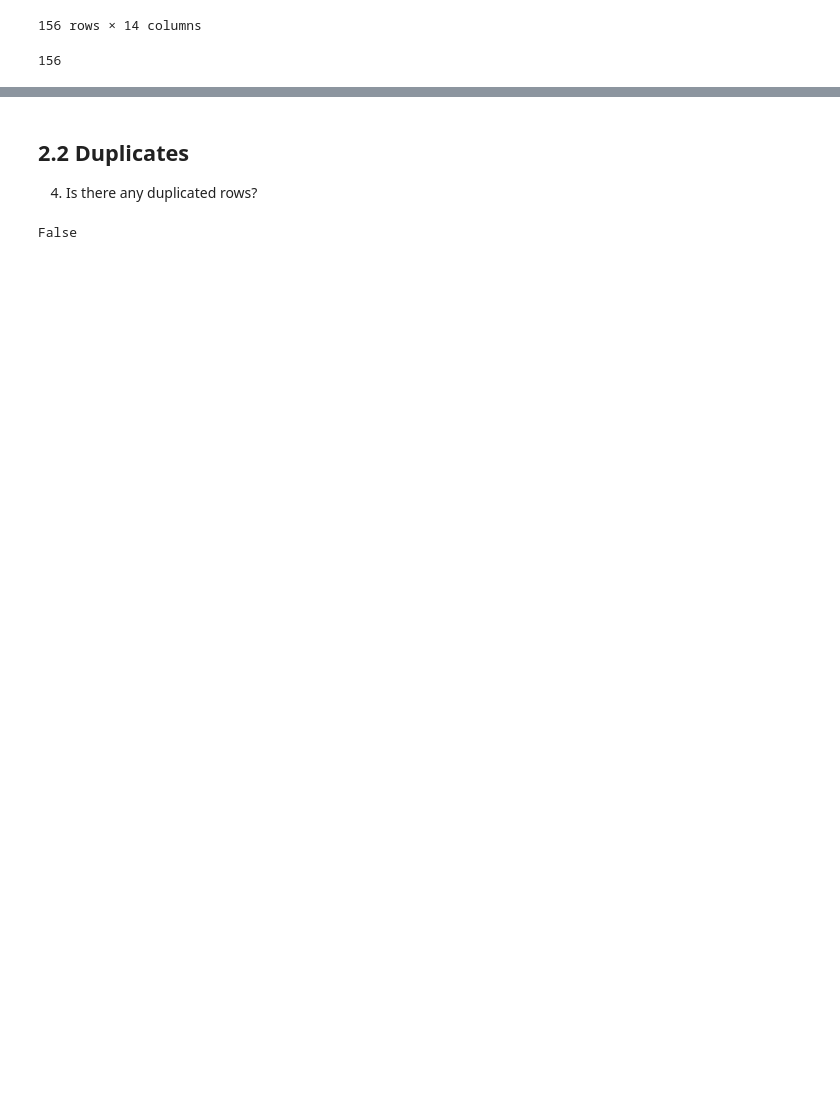
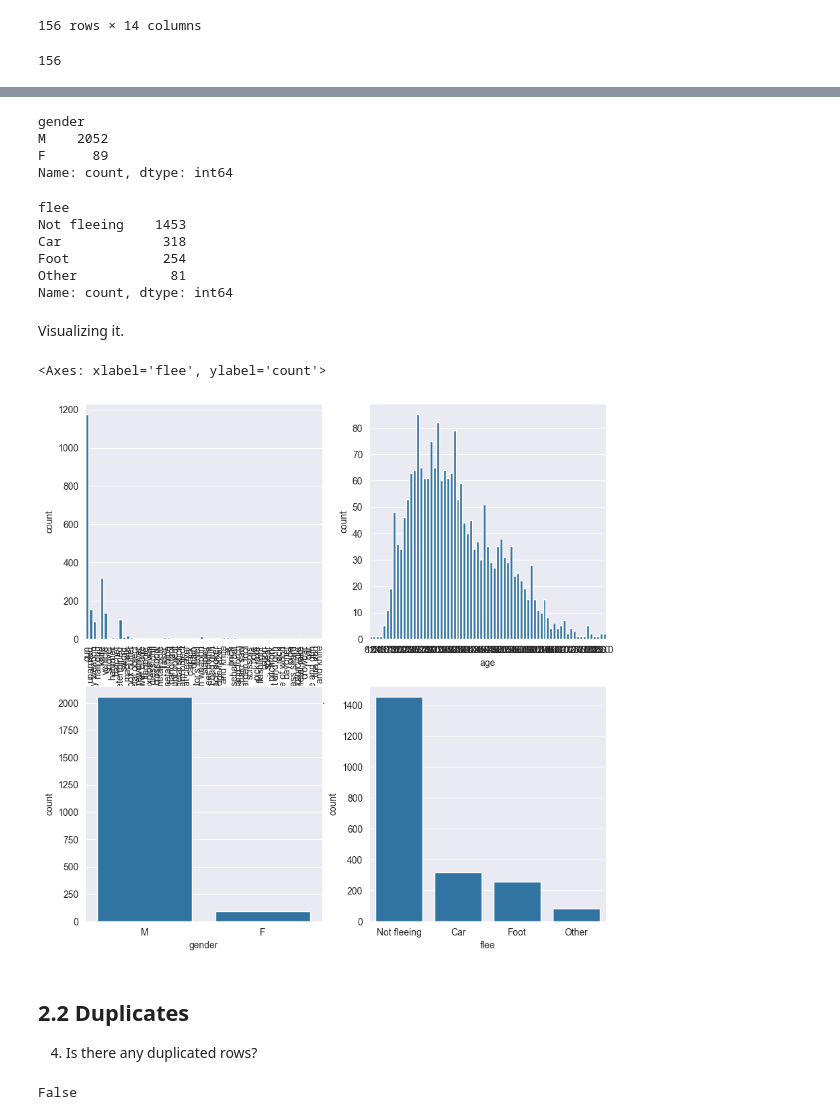
Before and after one commit to CelineChiLamNg/fatal_police_shootings, a Jupyter notebook: FatalPoliceShootings.ipynb, the cells around one changed output, grey strips where cells are left out. Saved outputs shown, nothing was run; the diff lists cells and outputs as text; code cells hidden in the pictures; blank space fills up the shorter version.

```diff
--- a/FatalPoliceShootings.ipynb
+++ b/FatalPoliceShootings.ipynb
@@ -122,3 +251,39 @@ rows_with_emtpy.shape[0]
+# %%
+db.gender.value_counts()
+# %% [output]
+gender
+M    2052
+F      89
+Name: count, dtype: int64
+# %%
+db.flee.value_counts()
+# %% [output]
+flee
+Not fleeing    1453
+Car             318
+Foot            254
+Other            81
+Name: count, dtype: int64
+# %% [markdown]
+Visualizing it.
+# %%
+fig = plt.figure(figsize=(10, 10))
+
+ax1 = plt.subplot(2, 2, 1)
+sns.countplot(data=db, x=db["armed"])
+plt.xticks(rotation=90)
+
+ax2 = plt.subplot(2, 2, 2)
+sns.countplot(data=db, x=db["age"])
+
+ax3 = plt.subplot(2, 2, 3)
+sns.countplot(data=db, x=db["gender"])
+
+ax4 = plt.subplot(2, 2, 4)
+sns.countplot(data=db, x=db["flee"])
+# %% [output]
+<Axes: xlabel='flee', ylabel='count'>
+[figure, added]
 # %% [markdown]
 ## 2.2 Duplicates
 
```
Also changed, not shown: parts of 20 cells of this notebook.
